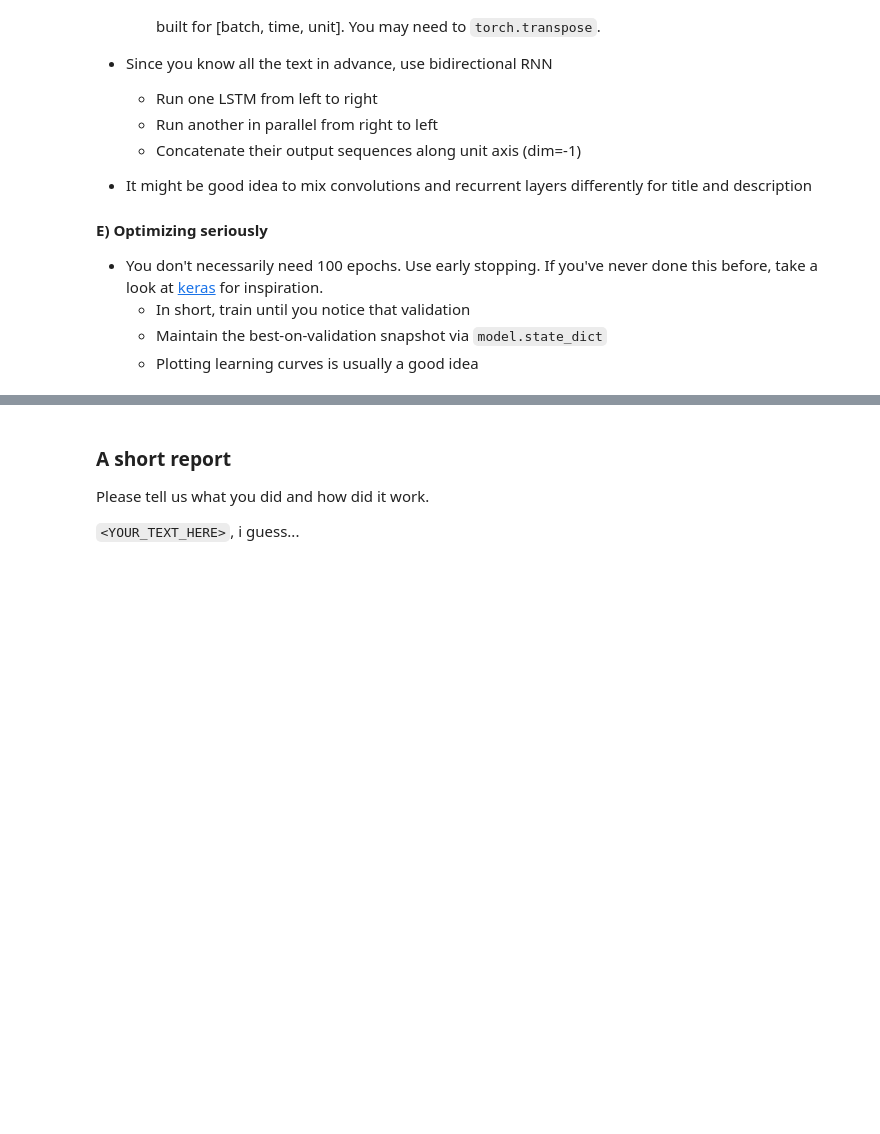
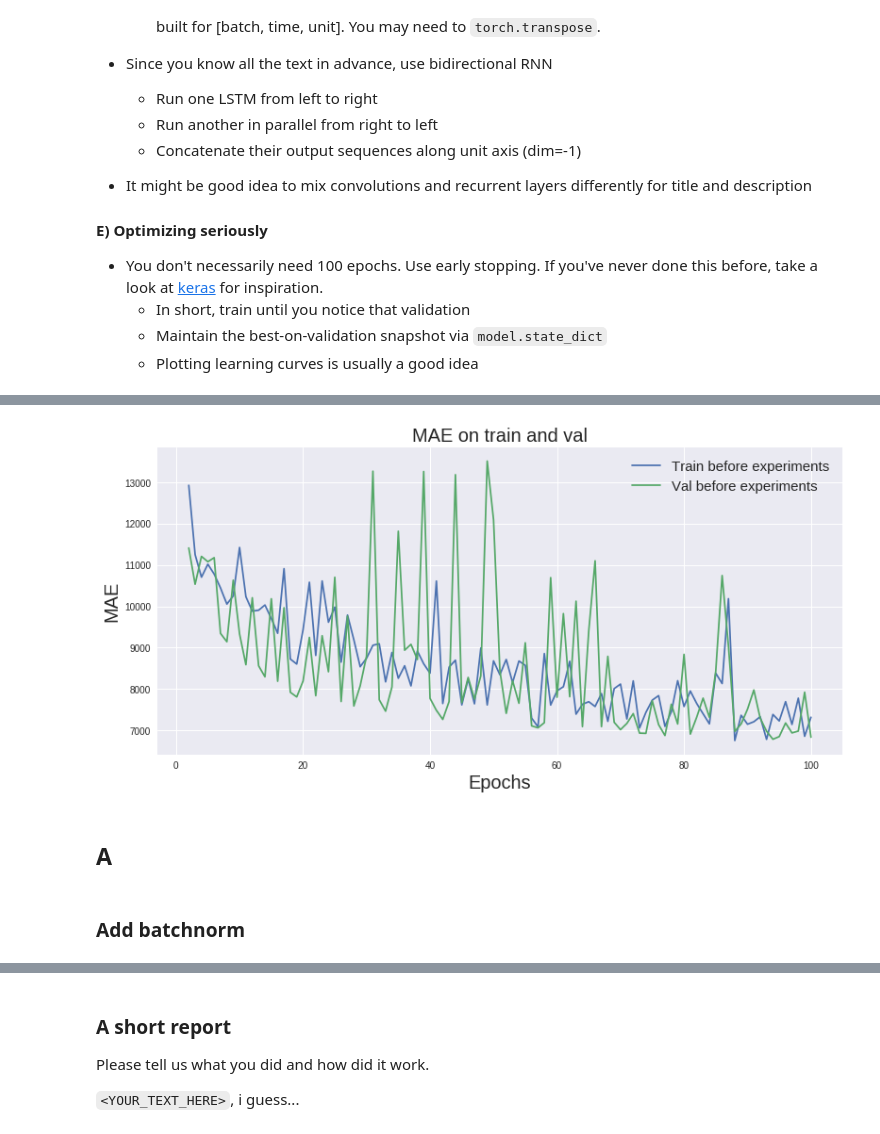
Before and after one commit to Radi4/DL_colab, a Jupyter notebook: homework04_basic_part1_regression.ipynb, the cells around one changed output, grey strips where cells are left out. Cells and saved outputs as stored; diff of their text form; code cells hidden in the pictures; blank space fills up the shorter version.

```diff
--- a/homework04_basic_part1_regression.ipynb
+++ b/homework04_basic_part1_regression.ipynb
@@ -888,0 +939,17 @@ TypeError: ignored
+# %%
+for i in range(len(train_mae_experiments)):
+  num_epochs = train_mae_experiments[i][0].shape[0]
+  plt.plot(range(2, num_epochs + 1), train_mae_experiments[i][0][1:], label = 'Train ' + train_mae_experiments[i][1])
+  plt.plot(range(2, num_epochs + 1), val_mae_experiments[i][0][1:], label = 'Val ' + val_mae_experiments[i][1])
+
+plt.legend(loc = 'upper right',  prop={'size': 15})
+plt.title('MAE on train and val', size = 20)
+plt.xlabel('Epochs', size = 20)
+plt.ylabel('MAE', size = 20)
+plt.show()
+# %% [output]
+[figure, added]
+# %% [markdown]
+## A
+# %% [markdown]
+### Add batchnorm
```
Also changed, not shown: parts of 25 cells of this notebook.
